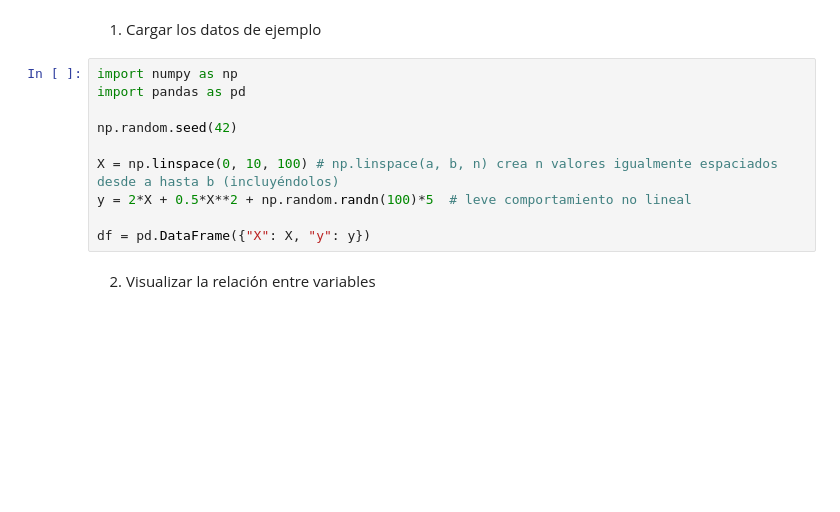
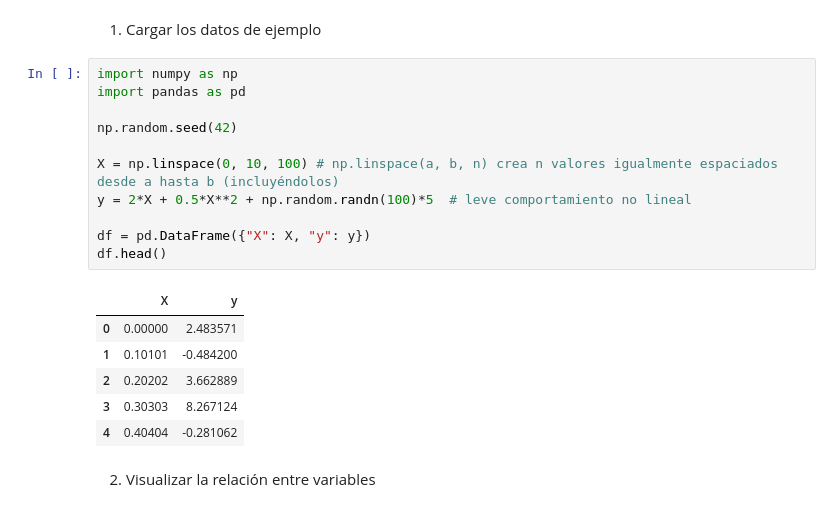
Before and after one commit to yuri19762008/000_ANALISTA_DATOS, a Jupyter notebook: Bootcamp-main/Modulo6/Leccion1/Index_M6_AE1.ipynb, the cells around one changed output. Drawn from its saved outputs; the diff is of its cells as text; blank space fills up the shorter version.

```diff
--- a/Bootcamp-main/Modulo6/Leccion1/Index_M6_AE1.ipynb
+++ b/Bootcamp-main/Modulo6/Leccion1/Index_M6_AE1.ipynb
@@ -144,13 +144,21 @@ Trabajaremos un caso de regresión simple aplicando regresión lineal sobre un c
 # %%
 import numpy as np
 import pandas as pd
 
 np.random.seed(42)
 
 X = np.linspace(0, 10, 100) # np.linspace(a, b, n) crea n valores igualmente espaciados desde a hasta b (incluyéndolos)
 y = 2*X + 0.5*X**2 + np.random.randn(100)*5  # leve comportamiento no lineal
 
 df = pd.DataFrame({"X": X, "y": y})
+df.head()
+# %% [output]
+|  | X | y |
+| 0 | 0.00000 | 2.483571 |
+| 1 | 0.10101 | -0.484200 |
+| 2 | 0.20202 | 3.662889 |
+| 3 | 0.30303 | 8.267124 |
+| 4 | 0.40404 | -0.281062 |
 # %% [markdown]
 2. Visualizar la relación entre variables
 # %%
```
Also changed, not shown: parts of 5 cells of this notebook, 2 other files.
